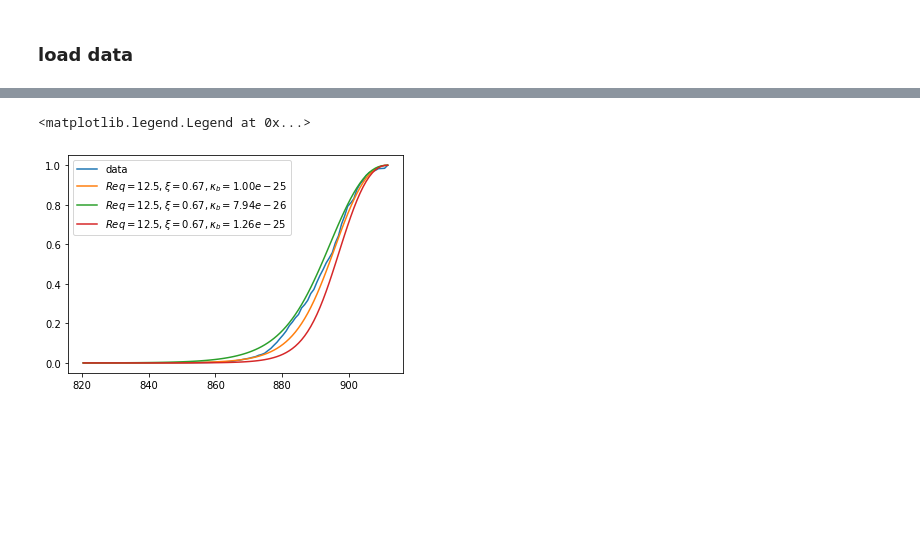
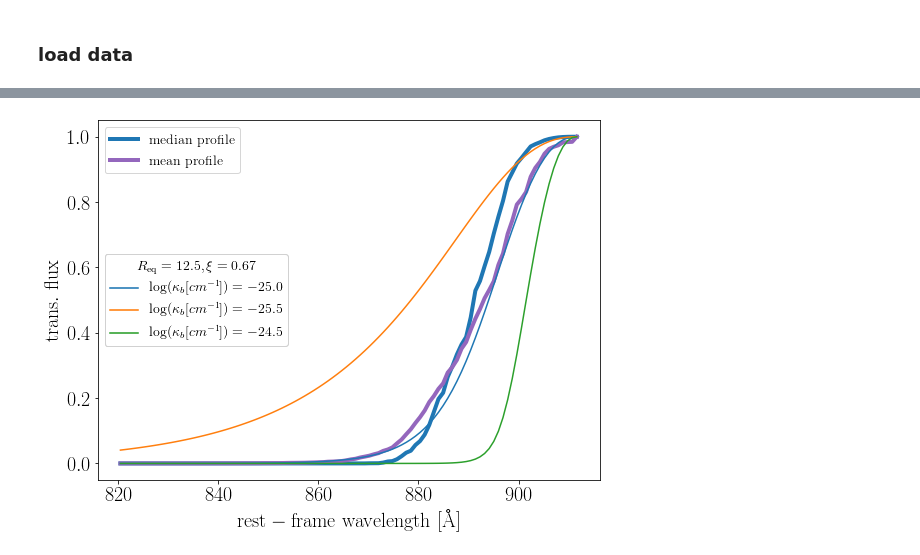
Before and after one commit to zoesuns/mfp, a Jupyter notebook: codes/fit.ipynb, the cells around one changed output, grey strips where cells are left out. Cells and saved outputs as stored; diff of their text form; code cells hidden in the pictures; blank space fills up the shorter version.

```diff
--- a/codes/fit.ipynb
+++ b/codes/fit.ipynb
@@ -5,6 +5,12 @@ from astropy.constants import c as clight
 from astropy.constants import e as e_elec
 from astropy.constants import h as hplanck
 from astropy.cosmology import WMAP9 as cosmo
+
+plt.rcParams["text.usetex"]=True
+plt.rcParams["axes.labelsize"]=20
+plt.rcParams["xtick.labelsize"]=20
+plt.rcParams["ytick.labelsize"]=20
+plt.rcParams["legend.fontsize"]=20
 # %%
 zqso=5.887
 Hz=cosmo.H(zqso).value
@@ -71,3 +77,6 @@ wv_rest_arr=np.loadtxt("AAout.txt")
 qso_t1e7_tau_profiles=np.loadtxt("qso_t1e7_tau_profiles.txt")
 # %%
 mean_p=np.mean(np.exp(-qso_t1e7_tau_profiles),axis=0)
+median_p=np.median(np.exp(-qso_t1e7_tau_profiles),axis=0)
+# %%
+plt.rcParams.keys()
@@ -74,36 +101,55 @@ mean_p=np.mean(np.exp(-qso_t1e7_tau_profiles),axis=0)
+# %%
+plt.rcParams["text.usetex"]=True
+plt.rcParams["axes.labelsize"]=20
+plt.rcParams["xtick.labelsize"]=20
+plt.rcParams["ytick.labelsize"]=20
+plt.rcParams["legend.fontsize"]=14
+plt.rcParams["legend.title_fontsize"]=14
 # %%
-plt.plot(wv_rest_arr,mean_p,label="data")
+fig=plt.figure(figsize=(8,6))
+axes = fig.subplots()
+
+line1,=plt.plot(wv_rest_arr,median_p,label=r"$\rm median \ profile$",lw=4,color="tab:blue")
+
+line2,=plt.plot(wv_rest_arr,mean_p,label=r"$\rm mean \ profile$",lw=4,color="tab:purple")
+legend1 = plt.legend(handles=[line1, line2], loc='upper left')
 
 
 Req=12.5 #pMpc
 xi=0.67
 kapbg=10**(-25.) #cm^-2 wrong, cm^-1
 
 tau_arr=np.array([tau_LyC(wv,Req,xi,kapbg) for wv in wv_rest_arr])
 
-plt.plot(wv_rest_arr,np.exp(-tau_arr),label=r"$Req={:3.1f},\xi={:4.2f},\kappa_b={:4.2e}$".format(Req,xi,kapbg))
+line3,=plt.plot(wv_rest_arr,np.exp(-tau_arr),label=r"$\log(\kappa_b[cm^{{-1}}])={:4.1f}$".format(np.log10(kapbg)))
 
 
 Req=12.5 #pMpc
 xi=0.67
-kapbg=10**(-25.1) #cm^-2 wrong, cm^-1
+kapbg=10**(-25.5) #cm^-2 wrong, cm^-1
 
 tau_arr=np.array([tau_LyC(wv,Req,xi,kapbg) for wv in wv_rest_arr])
 
-plt.plot(wv_rest_arr,np.exp(-tau_arr),label=r"$Req={:3.1f},\xi={:4.2f},\kappa_b={:4.2e}$".format(Req,xi,kapbg))
+line4,=plt.plot(wv_rest_arr,np.exp(-tau_arr),label=r"$\log(\kappa_b[cm^{{-1}}])={:4.1f}$".format(np.log10(kapbg)))
 
 
 
 Req=12.5 #pMpc
 xi=0.67
-kapbg=10**(-24.9) #cm^-2 wrong, cm^-1
+kapbg=10**(-24.5) #cm^-2 wrong, cm^-1
 
 tau_arr=np.array([tau_LyC(wv,Req,xi,kapbg) for wv in wv_rest_arr])
 
-plt.plot(wv_rest_arr,np.exp(-tau_arr),label=r"$Req={:3.1f},\xi={:4.2f},\kappa_b={:4.2e}$".format(Req,xi,kapbg))
+line5,=plt.plot(wv_rest_arr,np.exp(-tau_arr),label=r"$\log(\kappa_b[cm^{{-1}}])={:4.1f}$".format(np.log10(kapbg)))
+legend2 = plt.legend(handles=[line3, line4,line5], loc='center left')
+legend2.set_title(r"$R_{{\rm eq}}={:3.1f},\xi={:4.2f}$".format(Req,xi))
+axes.add_artist(legend1)
+axes.add_artist(legend2)
 
+plt.xlabel(r"$\rm rest-frame \  wavelength \ [\r{A}]$")
+plt.ylabel(r"$\rm trans. \ flux$")
+plt.tight_layout()
 
-plt.legend()
+plt.savefig("sim_beckermodel.pdf")
 # %% [output]
-<matplotlib.legend.Legend at 0x...>
-[figure, old version]
+[figure, new version]
```
Also changed, not shown: parts of 2 cells of this notebook, 2 other files.
